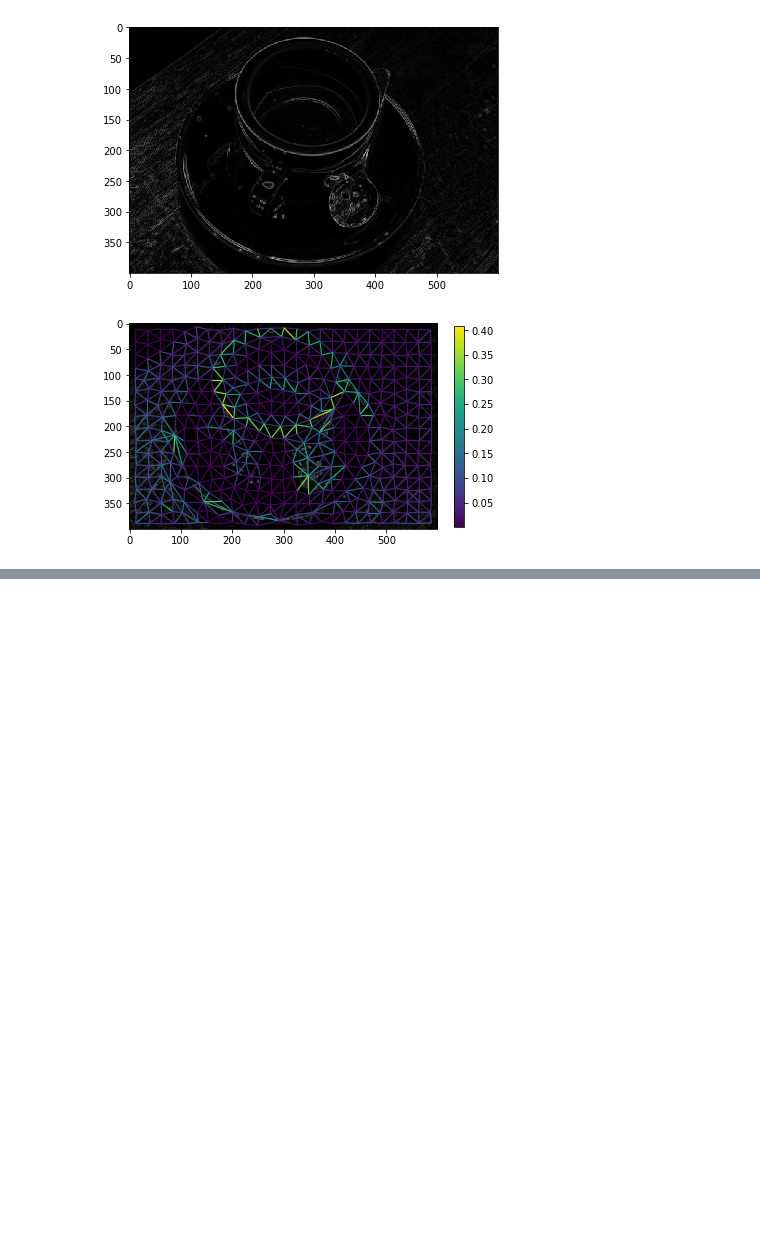
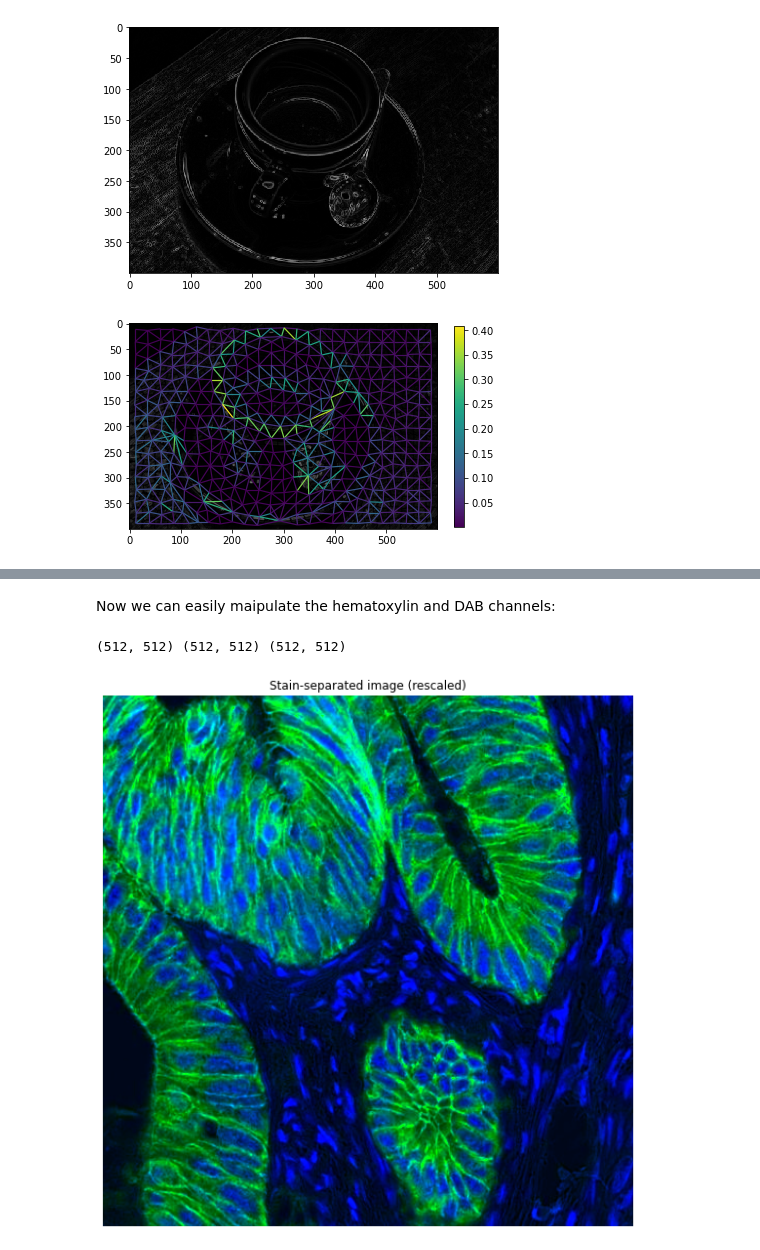
Before and after one commit to adamszymanowski/python-reference, a Jupyter notebook: libraries/scikit-image/ref00_color.ipynb, the cells around one changed output, grey strips where cells are left out. Cells and saved outputs as stored; diff of their text form; code cells hidden in the pictures; blank space fills up the shorter version.

```diff
--- a/libraries/scikit-image/ref00_color.ipynb
+++ b/libraries/scikit-image/ref00_color.ipynb
@@ -213,0 +261,25 @@ skimage.io.show()
+# %% [markdown]
+Now we can easily maipulate the hematoxylin and DAB channels:
+# %%
+# Rescale hematoxylin and DAB channels and give them fluorescent look
+h = skimage.exposure.rescale_intensity(
+    ihc_hed[:, :, 0], out_range=(0,1),
+    in_range=(0, np.percentile(ihc_hed[:, :, 0], 99))
+)
+d = skimage.exposure.rescale_intensity(
+    ihc_hed[:, :, 2], out_range=(0,1),
+    in_range=(0, np.percentile(ihc_hed[:, :, 2], 99))
+)
+# Cast the two channels into an RGB image, as the blue and green channels respectively
+print(null.shape, d.shape, h.shape)
+zdh = np.dstack((null, d, h))
+
+fig = plt.figure(figsize=(10,10))
+axs = plt.subplot(1, 1, 1, sharex=ax[0], sharey=ax[0])
+axs.imshow(zdh)
+axs.set_title('Stain-separated image (rescaled)')
+axs.axis('off')
+plt.show()
+# %% [output]
+(512, 512) (512, 512) (512, 512)
+[figure, added]
```
Also changed, not shown: parts of 5 cells of this notebook.
